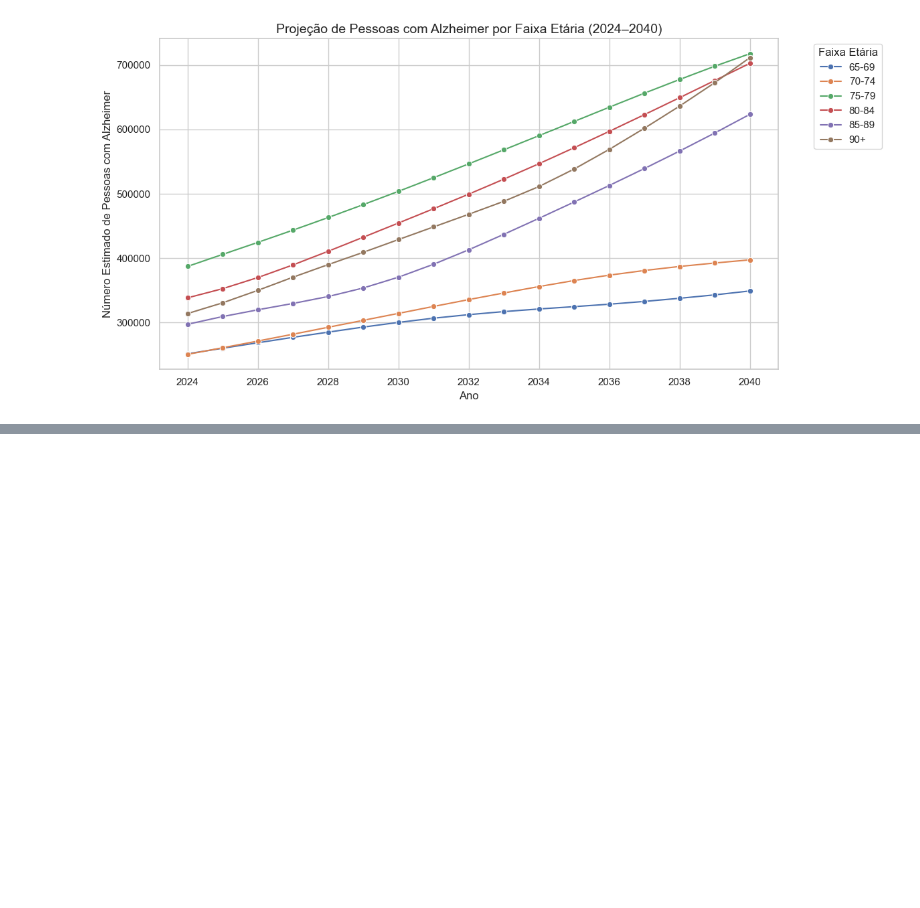
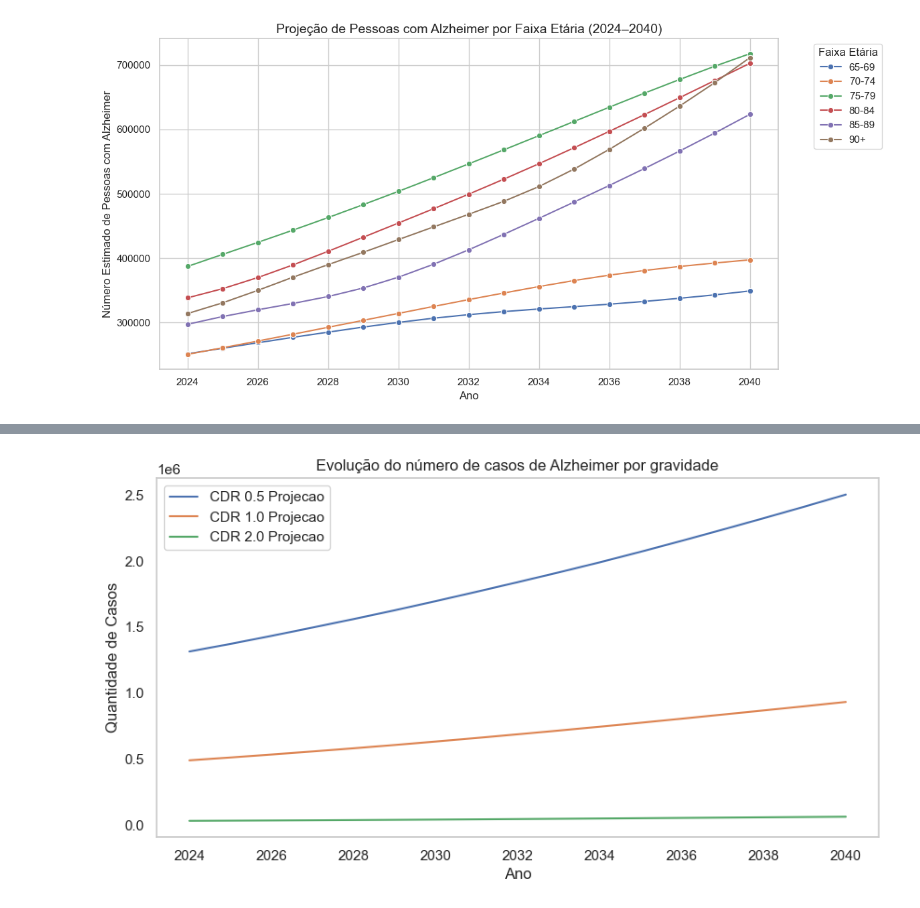
Before and after one commit to Joangopa/datascienceforneuro, a Jupyter notebook: simulacao.ipynb, the cells around one changed output, grey strips where cells are left out. Cells and saved outputs as stored; diff of their text form; code cells hidden in the pictures; blank space fills up the shorter version.

Commit message:
pre finalizacao

```diff
--- a/simulacao.ipynb
+++ b/simulacao.ipynb
@@ -119,16 +119,13 @@ populacao_df = pd.read_csv("arquivos/populacao_idosos_2024_2040.csv")
 alzheimer_df = pd.read_csv("arquivos/alzheimer_por_faixa_etaria.csv")
 
 # Converter o dataframe de população para formato long (ano como linha)
-populacao_long = populacao_df.melt(id_vars="Faixa Etária", var_name="Ano", value_name="Populacao")
+populacao_long = populacao_df.melt(id_vars="faixa_etaria", var_name="Ano", value_name="Populacao")
 
 # Mesclar com os dados de Alzheimer (porcentagem) com base na faixa etária
-populacao_long = populacao_long.merge(alzheimer_df, on="Faixa Etária")
+populacao_long = populacao_long.merge(alzheimer_df, on="faixa_etaria")
 
 # Calcular o número estimado de pessoas com Alzheimer
 populacao_long["Alzheimer_Projecao"] = populacao_long["Populacao"] * (populacao_long["Alzheimer (%)"] / 100)
 
 # Converter a coluna 'Ano' para inteiro
 populacao_long["Ano"] = populacao_long["Ano"].astype(int)
-
-# Visualizar os dados prontos para plotagem
-populacao_long.head(10)
@@ -164,3 +149,13 @@ plt.tight_layout()
 plt.show()
 # %% [output]
 [figure]
+# %%
+alz_idade_ano = populacao_long[['Ano', 'faixa_etaria', 'Alzheimer_Projecao']].copy()
+
+alz_idade_ano["faixa_etaria_ajustada"] = alz_idade_ano["faixa_etaria"].replace({
+    "65-69": "60-69", "70-74": "70-79", "75-79": "70-79",
+    "80-84": "80-89", "85-89": "80-89", "90+": "90+"
+})
+
+df_alzheimer = alz_idade_ano.copy()
+df_tipo_alzheimer = cdr_faixa_percent_table.copy()
@@ -166,0 +187,3 @@ plt.show()
+# %%
+df_final = df_alzheimer.merge(df_tipo_alzheimer, left_on="faixa_etaria_ajustada", right_on="faixa_etaria", how="left")
+df_final
@@ -166,0 +204,25 @@ plt.show()
+# %%
+
+df_final["CDR 0.5 Projecao"] = (df_final["Alzheimer_Projecao"] * (df_final[0.5] / 100)).round(0)
+df_final["CDR 0.5 Projecao"] = df_final["CDR 0.5 Projecao"].astype(int)
+df_final["CDR 1.0 Projecao"] = (df_final["Alzheimer_Projecao"] * (df_final[1.0] / 100)).round(0)
+df_final["CDR 1.0 Projecao"] = df_final["CDR 1.0 Projecao"].astype(int)
+df_final["CDR 2.0 Projecao"] = (df_final["Alzheimer_Projecao"] * (df_final[2.0] / 100)).round(0)
+df_final["CDR 2.0 Projecao"] = df_final["CDR 2.0 Projecao"].astype(int)
+
+# Agrupar por ano
+df_agrupado = df_final.groupby("Ano")[["CDR 0.5 Projecao", "CDR 1.0 Projecao", "CDR 2.0 Projecao"]].sum()
+
+# Criar o gráfico
+plt.figure(figsize=(10, 5))
+for col in ["CDR 0.5 Projecao", "CDR 1.0 Projecao", "CDR 2.0 Projecao"]:
+    plt.plot(df_agrupado.index, df_agrupado[col], label=col)
+
+plt.xlabel("Ano")
+plt.ylabel("Quantidade de Casos")
+plt.title("Evolução do número de casos de Alzheimer por gravidade")
+plt.legend()
+plt.grid()
+plt.show()
+# %% [output]
+[figure, added]
```
Also changed, not shown: parts of 11 cells of this notebook, 5 other files.
